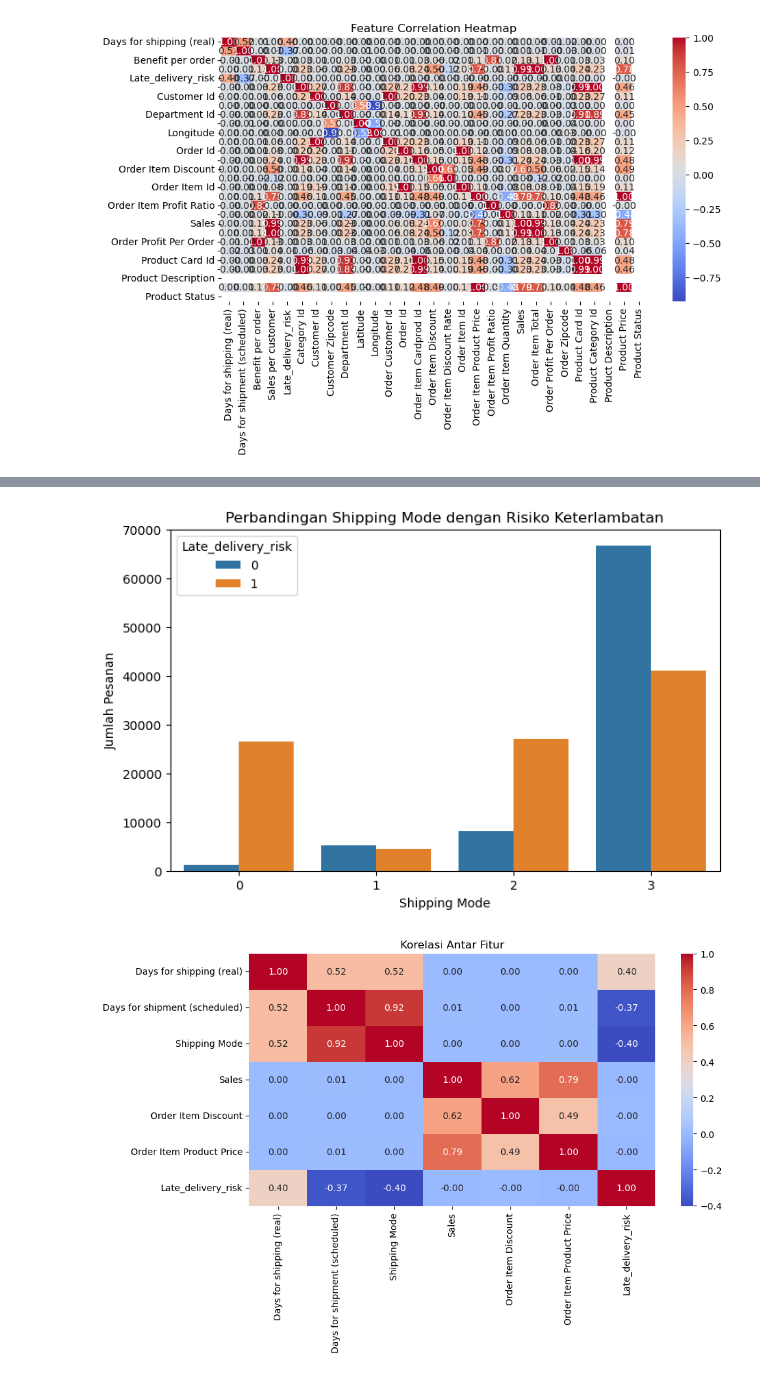
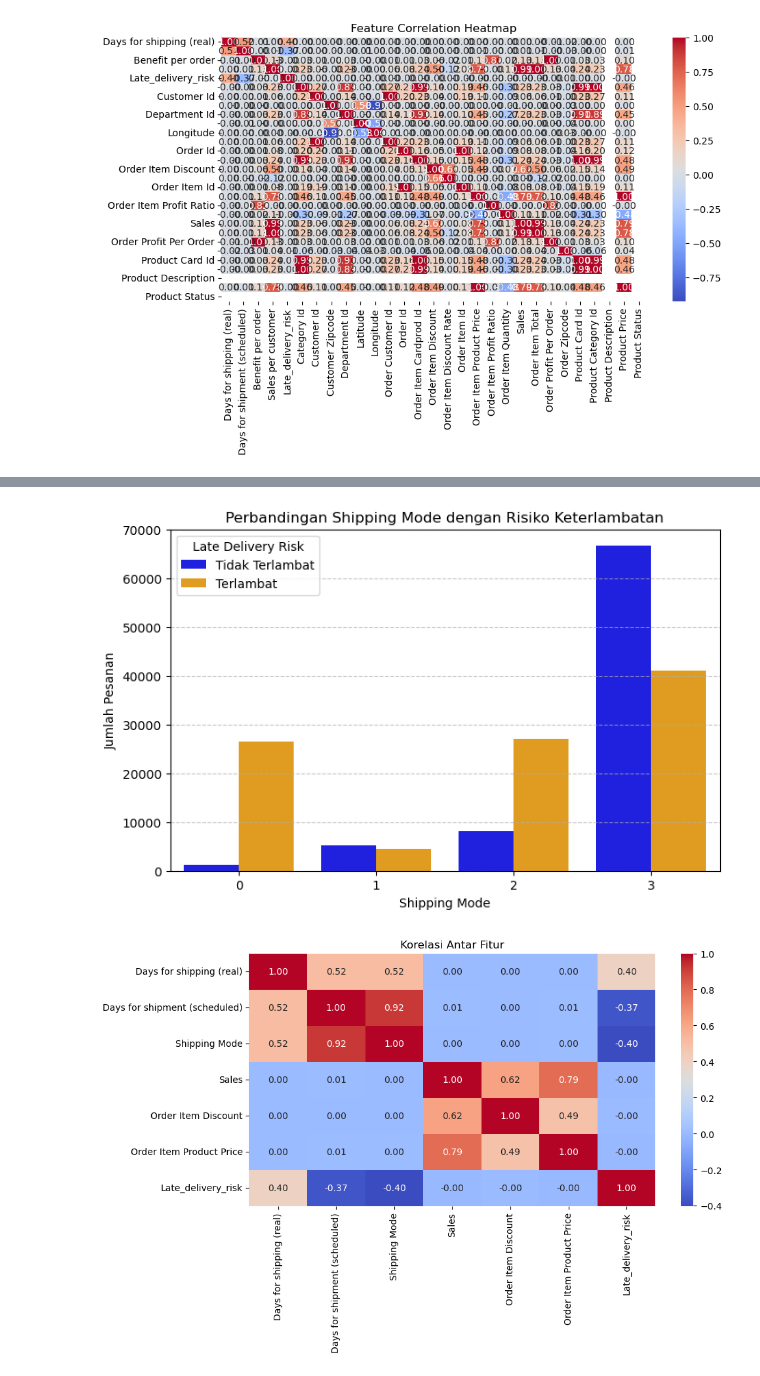
Before and after one commit to Tinnne/SeleksiFESMARO, a Jupyter notebook: Dataset2.ipynb, the cells around one changed output, grey strips where cells are left out. Saved outputs shown, nothing was run; the diff lists cells and outputs as text; code cells hidden in the pictures.

```diff
--- a/Dataset2.ipynb
+++ b/Dataset2.ipynb
@@ -199,12 +204,14 @@ plt.show()
 # %%
 plt.figure(figsize=(8,5))
-sns.countplot(data=df, x="Shipping Mode", hue="Late_delivery_risk")
+sns.countplot(data=df, x="Shipping Mode", hue="Late_delivery_risk", palette=["blue", "orange"])
 plt.title("Perbandingan Shipping Mode dengan Risiko Keterlambatan")
 plt.xlabel("Shipping Mode")
 plt.ylabel("Jumlah Pesanan")
+plt.legend(title="Late Delivery Risk", labels=["Tidak Terlambat", "Terlambat"])
+plt.grid(axis="y", linestyle="--", alpha=0.7)
 plt.show()
 # %% [output]
-[figure, old version]
+[figure, new version]
 # %%
 plt.figure(figsize=(10,5))
 sns.heatmap(df.corr(), annot=True, cmap="coolwarm", fmt=".2f")
```
Also changed, not shown: parts of 4 cells of this notebook, 1 other file.
